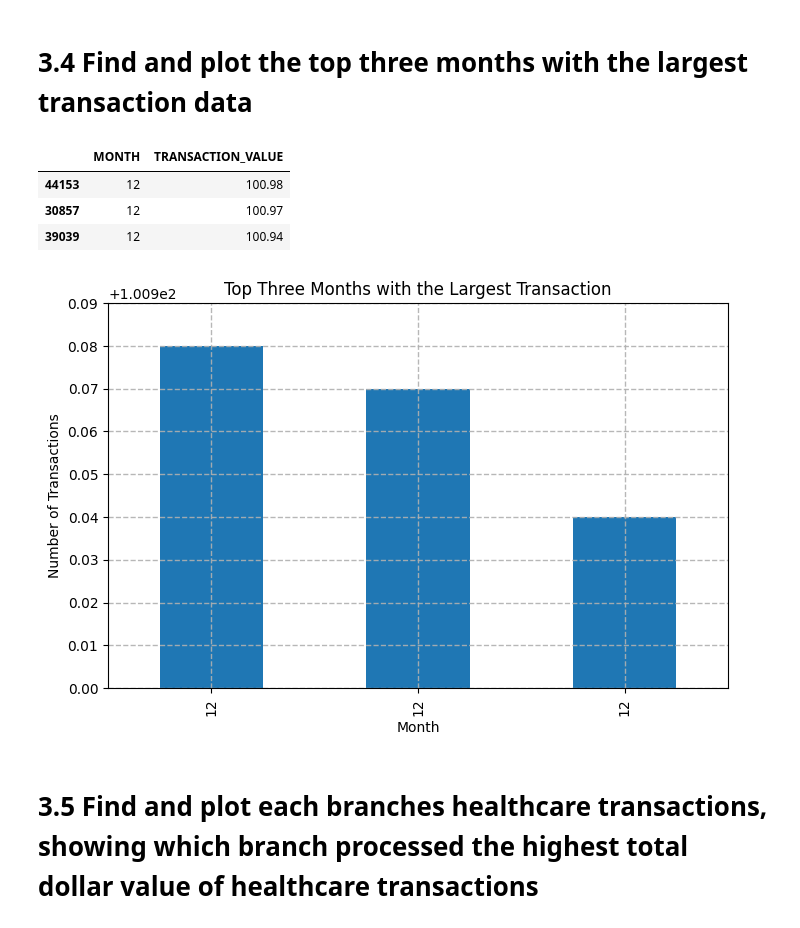
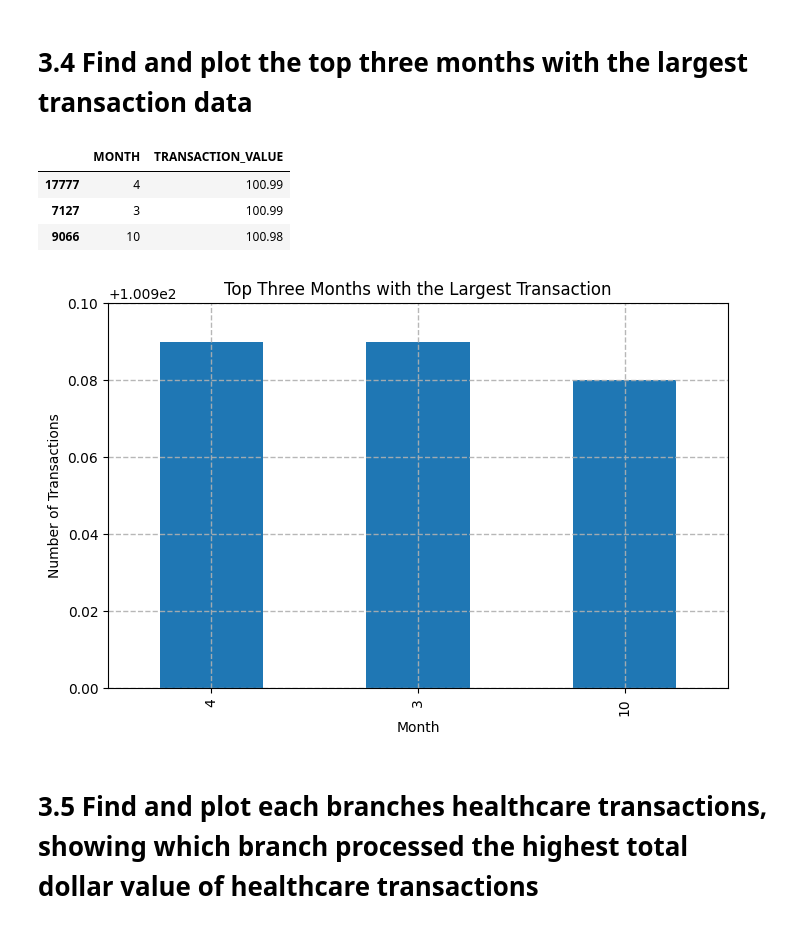
Before and after one commit to AbenezerTsige/Cap_Sone_Project, a Jupyter notebook: Credit_Card_System.ipynb, the cells around one changed output. Saved outputs shown, nothing was run; the diff lists cells and outputs as text; code cells hidden in the pictures.

```diff
--- a/Credit_Card_System.ipynb
+++ b/Credit_Card_System.ipynb
@@ -341,26 +342,26 @@ plt.show()
 # %%
 # x = months
 # y = transaction value
-
-df_top_three = df_credit_pd.nlargest(3, columns=['MONTH','TRANSACTION_VALUE'])
-df_top_three = df_top_three[['MONTH','TRANSACTION_VALUE']]
+df_top_three = df_credit_pd[['MONTH','TRANSACTION_VALUE']]
+df_top_three = df_top_three.sort_values(by=['TRANSACTION_VALUE'], ascending=False )
+df_top_three = df_top_three.head(3)
 df_top_three
 # %% [output]
 |  | MONTH | TRANSACTION_VALUE |
-| 44153 | 12 | 100.98 |
-| 30857 | 12 | 100.97 |
-| 39039 | 12 | 100.94 |
+| 17777 | 4 | 100.99 |
+| 7127 | 3 | 100.99 |
+| 9066 | 10 | 100.98 |
 # %%
 
-df_top_three.plot(kind='bar', x='MONTH', figsize=(8, 5), legend=None)
+df_top_three.plot(kind='bar', x='MONTH', y = 'TRANSACTION_VALUE', figsize=(8, 5), legend=None)
 plt.xlabel('Month')                                             # add x-label to the plot
 plt.ylabel('Number of Transactions')                            # add y-label to the plot
 plt.title('Top Three Months with the Largest Transaction')      # add title to the plot
 plt.grid(which='major',linestyle = '--', linewidth = 1, alpha=0.9)
-plt.ylim(100.90,100.99)
+plt.ylim(100.90,101)
 plt.show()
 # %% [output]
-[figure, old version]
+[figure, new version]
 # %% [markdown]
 # 3.5 Find and plot each branches healthcare transactions, showing which branch  processed the highest total dollar value of healthcare transactions
 # %%
```
Also changed, not shown: parts of 8 cells of this notebook.
